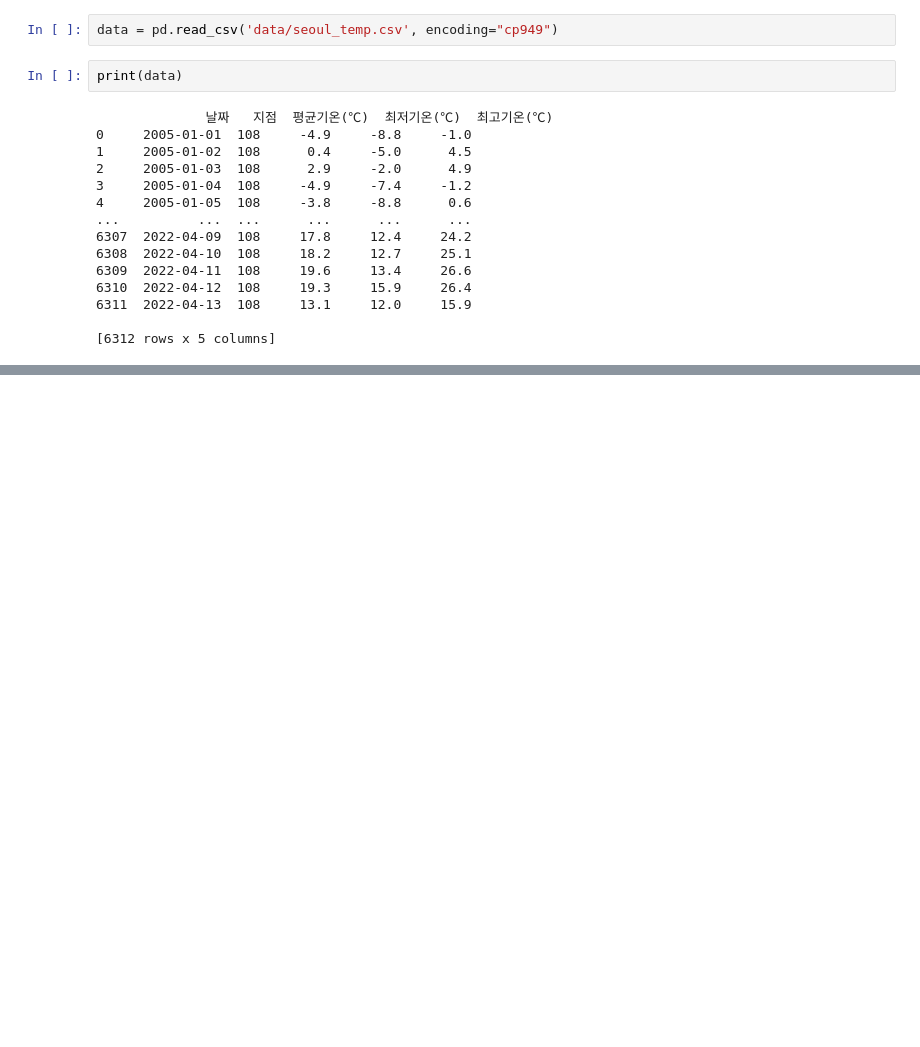
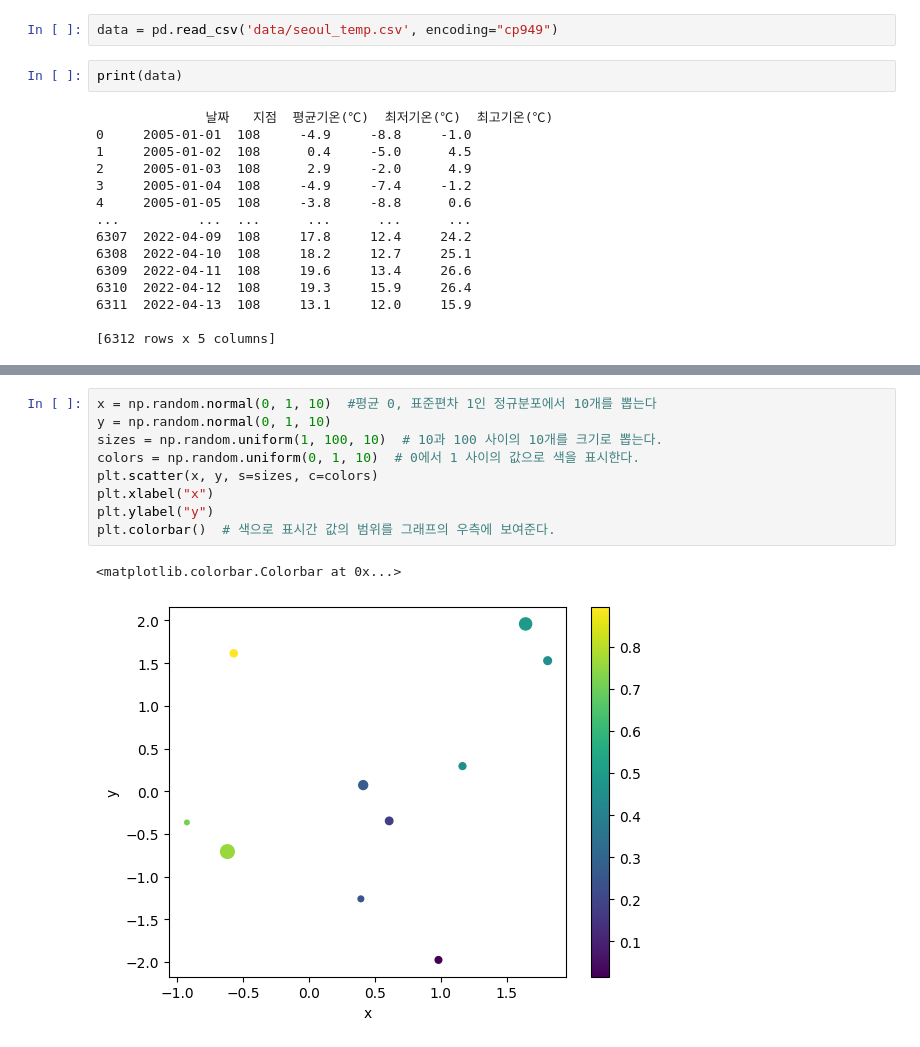
Before and after one commit to HyunWoo9930/Computational_physics, a Jupyter notebook: calculator.ipynb, the cells around one changed output, grey strips where cells are left out. Saved outputs shown, nothing was run; the diff lists cells and outputs as text; blank space fills up the shorter version.

```diff
--- a/calculator.ipynb
+++ b/calculator.ipynb
@@ -61,0 +128,12 @@ InvalidIndexError: (slice(None, None, None), 2)
+# %%
+x = np.random.normal(0, 1, 10)  #평균 0, 표준편차 1인 정규분포에서 10개를 뽑는다
+y = np.random.normal(0, 1, 10)
+sizes = np.random.uniform(1, 100, 10)  # 10과 100 사이의 10개를 크기로 뽑는다.
+colors = np.random.uniform(0, 1, 10)  # 0에서 1 사이의 값으로 색을 표시한다.
+plt.scatter(x, y, s=sizes, c=colors)
+plt.xlabel("x")
+plt.ylabel("y")
+plt.colorbar()  # 색으로 표시간 값의 범위를 그래프의 우측에 보여준다.
+# %% [output]
+<matplotlib.colorbar.Colorbar at 0x...>
+[figure, added]
```
Also changed, not shown: parts of 13 cells of this notebook, 4 other files.
